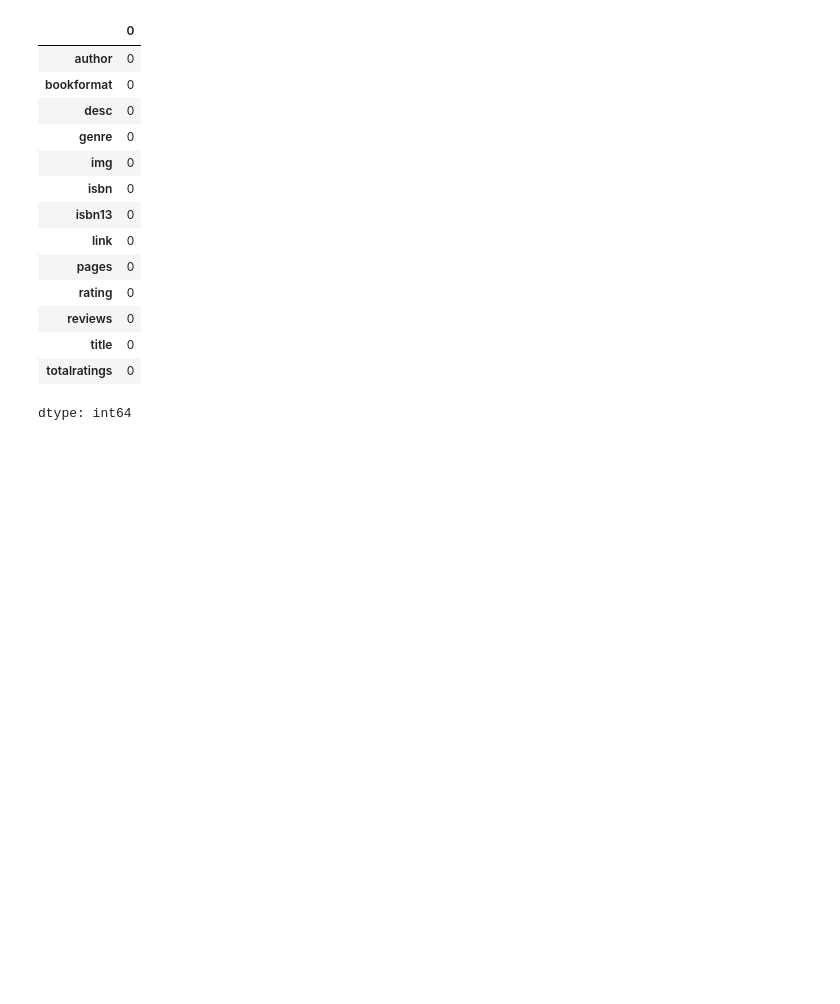
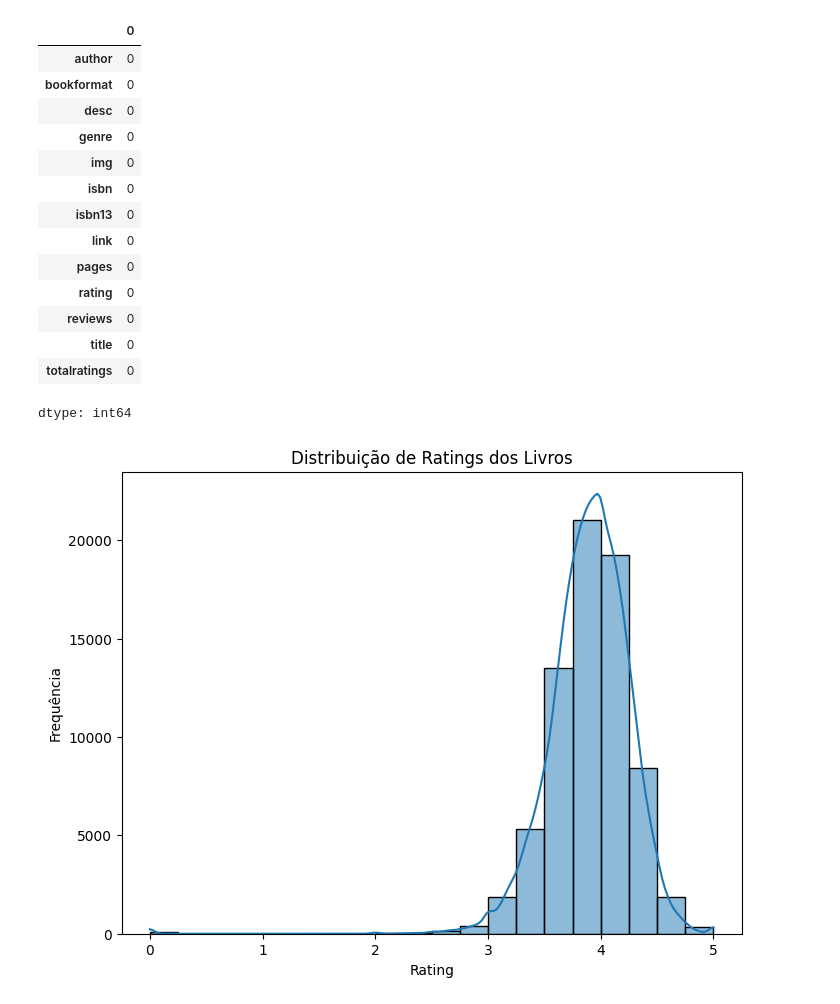
Before and after one commit to victormelo87/BookBridge-Analysis, a Jupyter notebook: BookBridge.ipynb, the cells around one changed output. Cells and saved outputs as stored; diff of their text form; code cells hidden in the pictures; blank space fills up the shorter version.

```diff
--- a/BookBridge.ipynb
+++ b/BookBridge.ipynb
@@ -98,3 +100,12 @@ df_new.isnull().sum()
 | title | 0 |
 | totalratings | 0 |
 dtype: int64
+# %%
+plt.figure(figsize=(8, 6))
+sns.histplot(df_new['rating'], bins=20, kde=True)
+plt.title('Distribuição de Ratings dos Livros')
+plt.xlabel('Rating')
+plt.ylabel('Frequência')
+plt.show()
+# %% [output]
+[figure, added]
```
Also changed, not shown: parts of 9 cells of this notebook.
